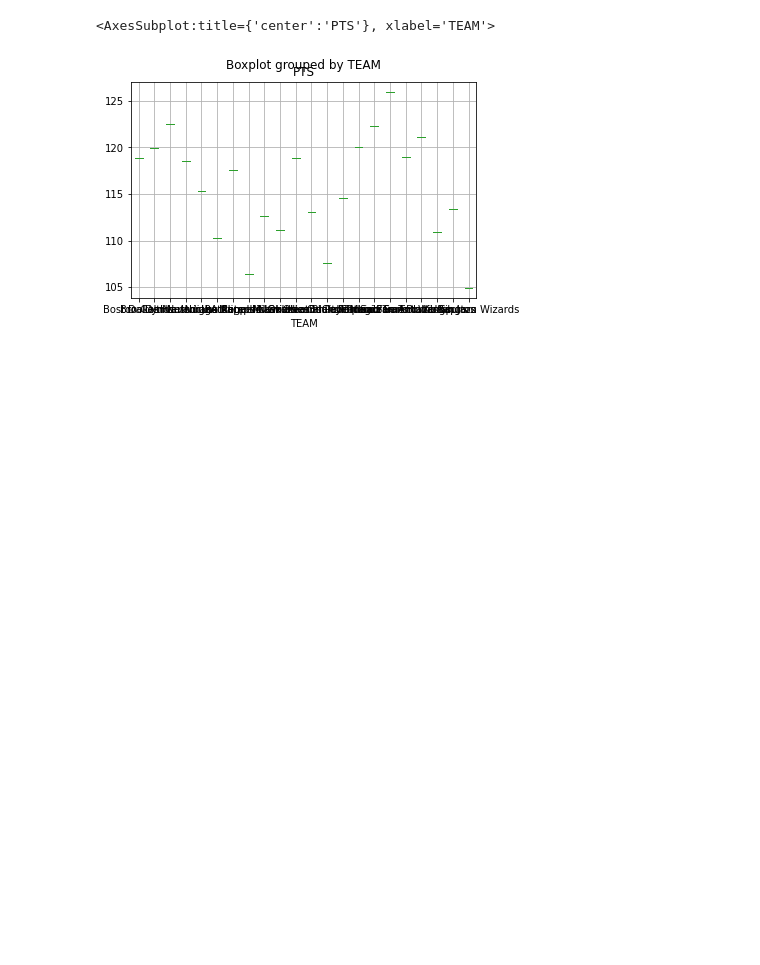
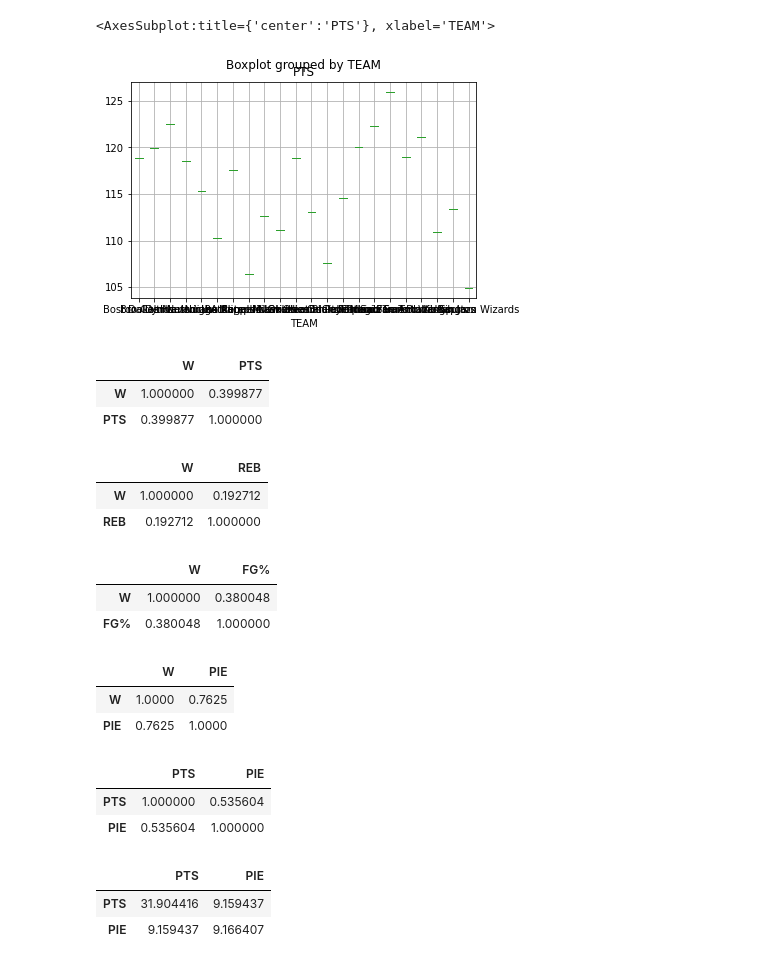
Before and after one commit to krishanweber3/info2950project, a Jupyter notebook: Data Collection Recht.ipynb, the cells around one changed output. Saved outputs shown, nothing was run; the diff lists cells and outputs as text; code cells hidden in the pictures; blank space fills up the shorter version.

```diff
--- a/Data Collection Recht.ipynb
+++ b/Data Collection Recht.ipynb
@@ -69,3 +69,39 @@ bubble_reg.boxplot(by="TEAM", column="PTS")
 # %% [output]
 <AxesSubplot:title={'center':'PTS'}, xlabel='TEAM'>
 [figure]
+# %%
+bubble_reg[ ["W", "PTS"] ].corr()
+# %% [output]
+|  | W | PTS |
+| W | 1.000000 | 0.399877 |
+| PTS | 0.399877 | 1.000000 |
+# %%
+bubble_reg[ ["W", "REB"] ].corr()
+# %% [output]
+|  | W | REB |
+| W | 1.000000 | 0.192712 |
+| REB | 0.192712 | 1.000000 |
+# %%
+bubble_reg[ ["W", "FG%"] ].corr()
+# %% [output]
+|  | W | FG% |
+| W | 1.000000 | 0.380048 |
+| FG% | 0.380048 | 1.000000 |
+# %%
+bubble_reg[ ["W", "PIE"] ].corr()
+# %% [output]
+|  | W | PIE |
+| W | 1.0000 | 0.7625 |
+| PIE | 0.7625 | 1.0000 |
+# %%
+bubble_reg[ ["PTS", "PIE"] ].corr()
+# %% [output]
+|  | PTS | PIE |
+| PTS | 1.000000 | 0.535604 |
+| PIE | 0.535604 | 1.000000 |
+# %%
+bubble_reg[ ["PTS", "PIE"] ].cov()
+# %% [output]
+|  | PTS | PIE |
+| PTS | 31.904416 | 9.159437 |
+| PIE | 9.159437 | 9.166407 |
```
